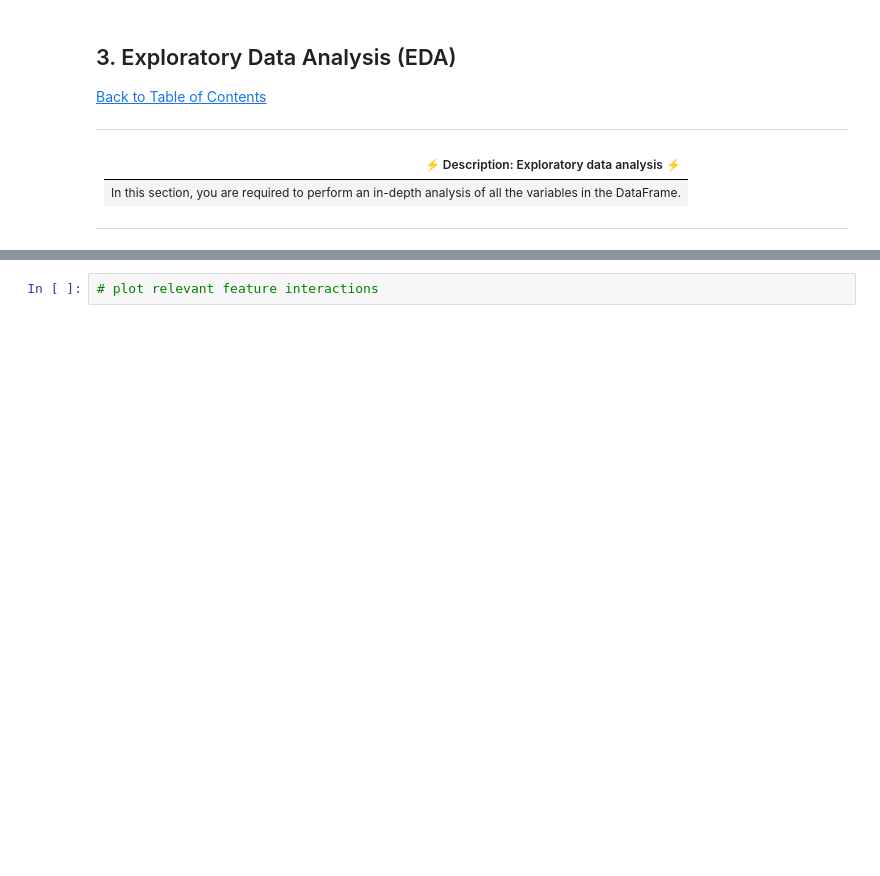
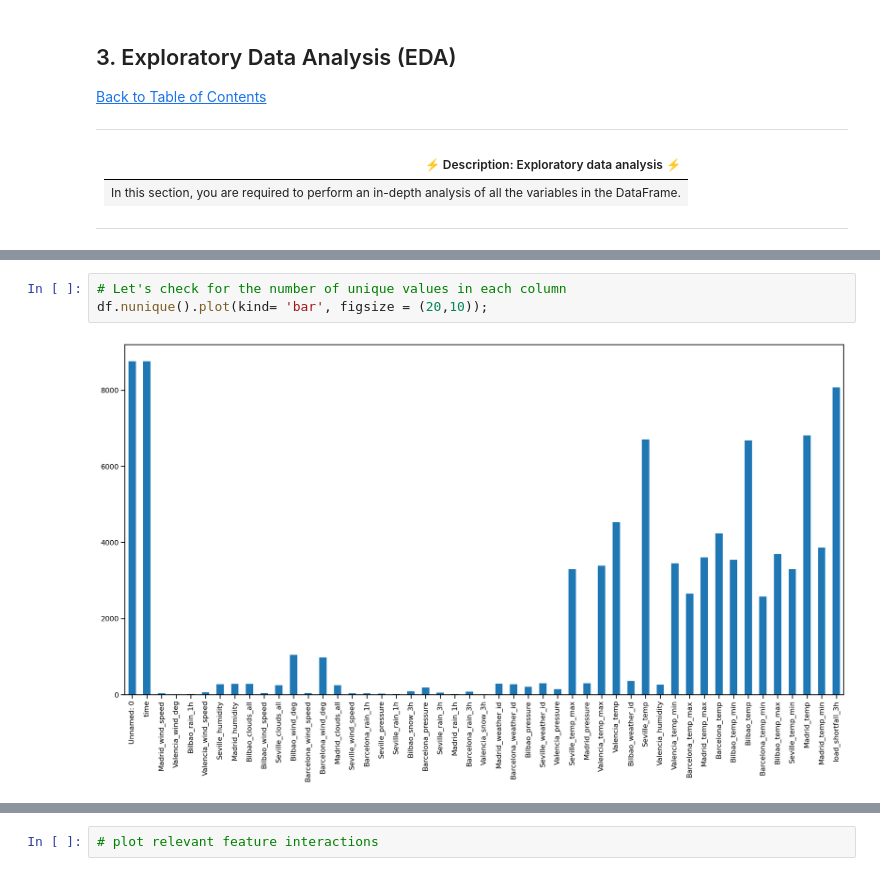
Before and after one commit to muheezokunade/Spain-Electricity-Shortfall-2020, a Jupyter notebook: starter-notebook.ipynb, the cells around one changed output, grey strips where cells are left out. Saved outputs shown, nothing was run; the diff lists cells and outputs as text; blank space fills up the shorter version.

```diff
--- a/starter-notebook.ipynb
+++ b/starter-notebook.ipynb
@@ -96,0 +217,5 @@ df = pd.read_csv('df_train.csv')# load the data
+# %%
+# Let's check for the number of unique values in each column
+df.nunique().plot(kind= 'bar', figsize = (20,10));
+# %% [output]
+[figure, added]
```
Also changed, not shown: parts of 38 cells of this notebook, 1 other file.
